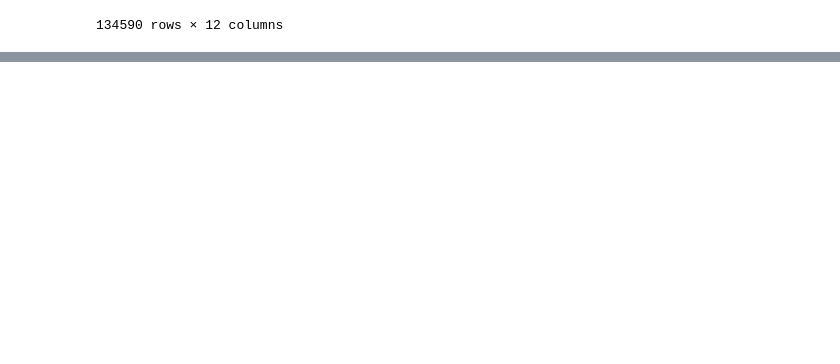
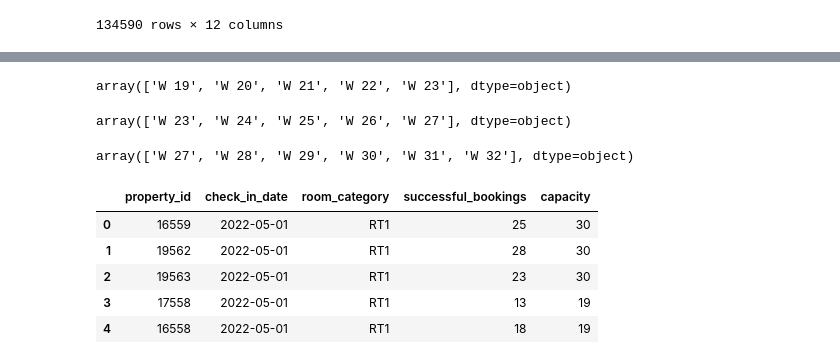
Before and after one commit to sidiquegithub/HOSPITALITY-PROJECT, a Jupyter notebook: CODE/ANALYSIS .ipynb, the cells around one changed output, grey strips where cells are left out. Cells and saved outputs as stored; diff of their text form; code cells hidden in the pictures; blank space fills up the shorter version.

```diff
--- a/CODE/ANALYSIS .ipynb
+++ b/CODE/ANALYSIS .ipynb
@@ -122,0 +145,17 @@ df_2
+# %%
+# Check for July Month
+May = date[date['mmm yy'] == "May 22"]['week no'].unique()
+May
+# %% [output]
+array(['W 19', 'W 20', 'W 21', 'W 22', 'W 23'], dtype=object)
+# %%
+June = date[date['mmm yy'] == "Jun 22"]['week no'].unique()
+June
+# %% [output]
+array(['W 23', 'W 24', 'W 25', 'W 26', 'W 27'], dtype=object)
+# %%
+# Check for July Month
+July = date[date['mmm yy'] == "Jul 22"]['week no'].unique()
+July
+# %% [output]
+array(['W 27', 'W 28', 'W 29', 'W 30', 'W 31', 'W 32'], dtype=object)
@@ -122,0 +166,17 @@ df_2
+# %%
+# Convert date fromat in the datarame df_1
+
+df_1['check_in_date'] = pd.to_datetime(df_1['check_in_date'] , format='%d-%b-%y')
+
+# Convert the 'date' column to the desired format
+df_1['check_in_date']  = df_1['check_in_date'] .dt.strftime('%Y-%m-%d')
+
+# Display the updated DataFrame
+df_1.head()
+# %% [output]
+|  | property_id | check_in_date | room_category | successful_bookings | capacity |
+| 0 | 16559 | 2022-05-01 | RT1 | 25 | 30 |
+| 1 | 19562 | 2022-05-01 | RT1 | 28 | 30 |
+| 2 | 19563 | 2022-05-01 | RT1 | 23 | 30 |
+| 3 | 17558 | 2022-05-01 | RT1 | 13 | 19 |
+| 4 | 16558 | 2022-05-01 | RT1 | 18 | 19 |
```
Also changed, not shown: parts of 28 cells of this notebook.
